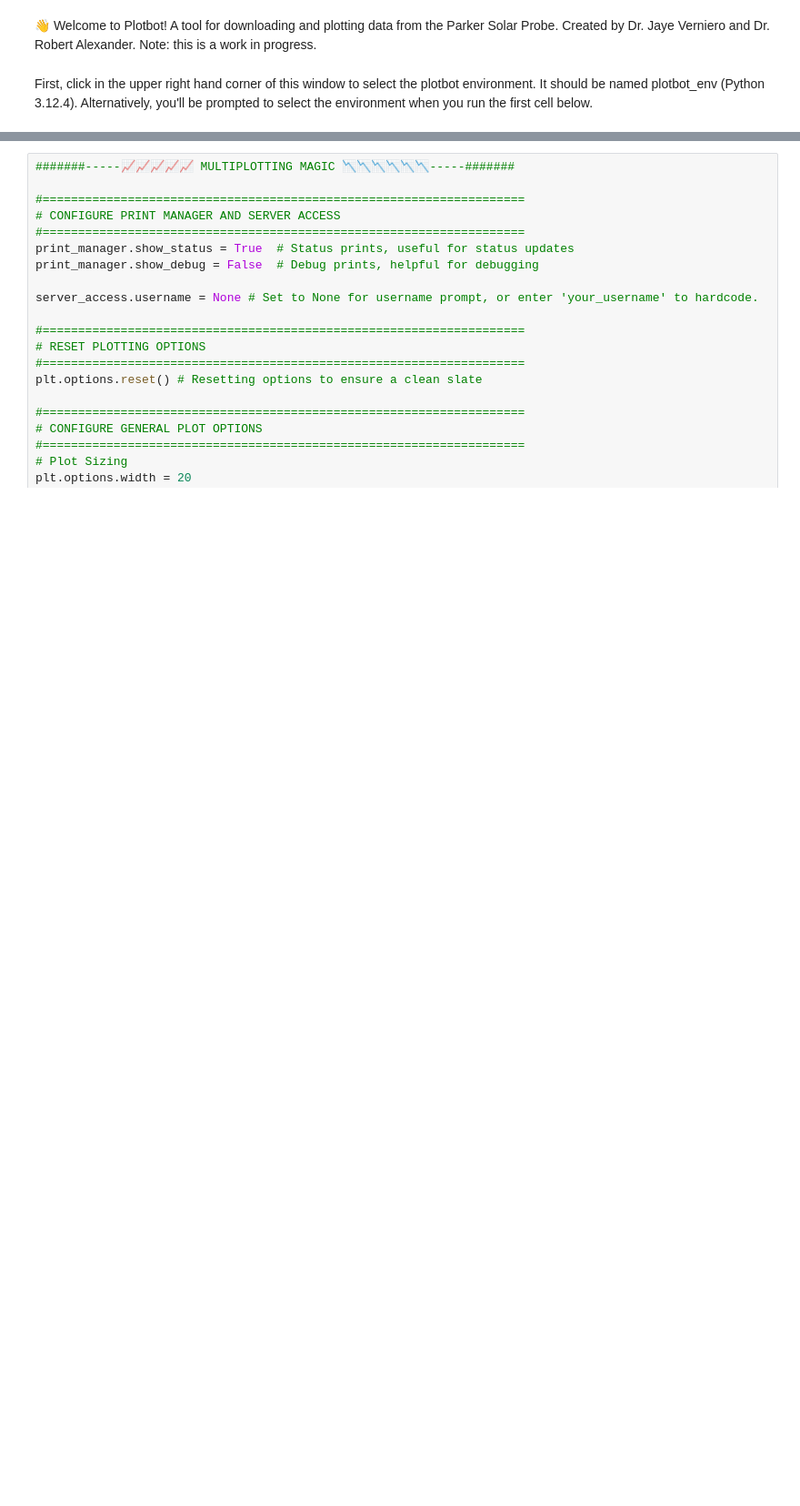
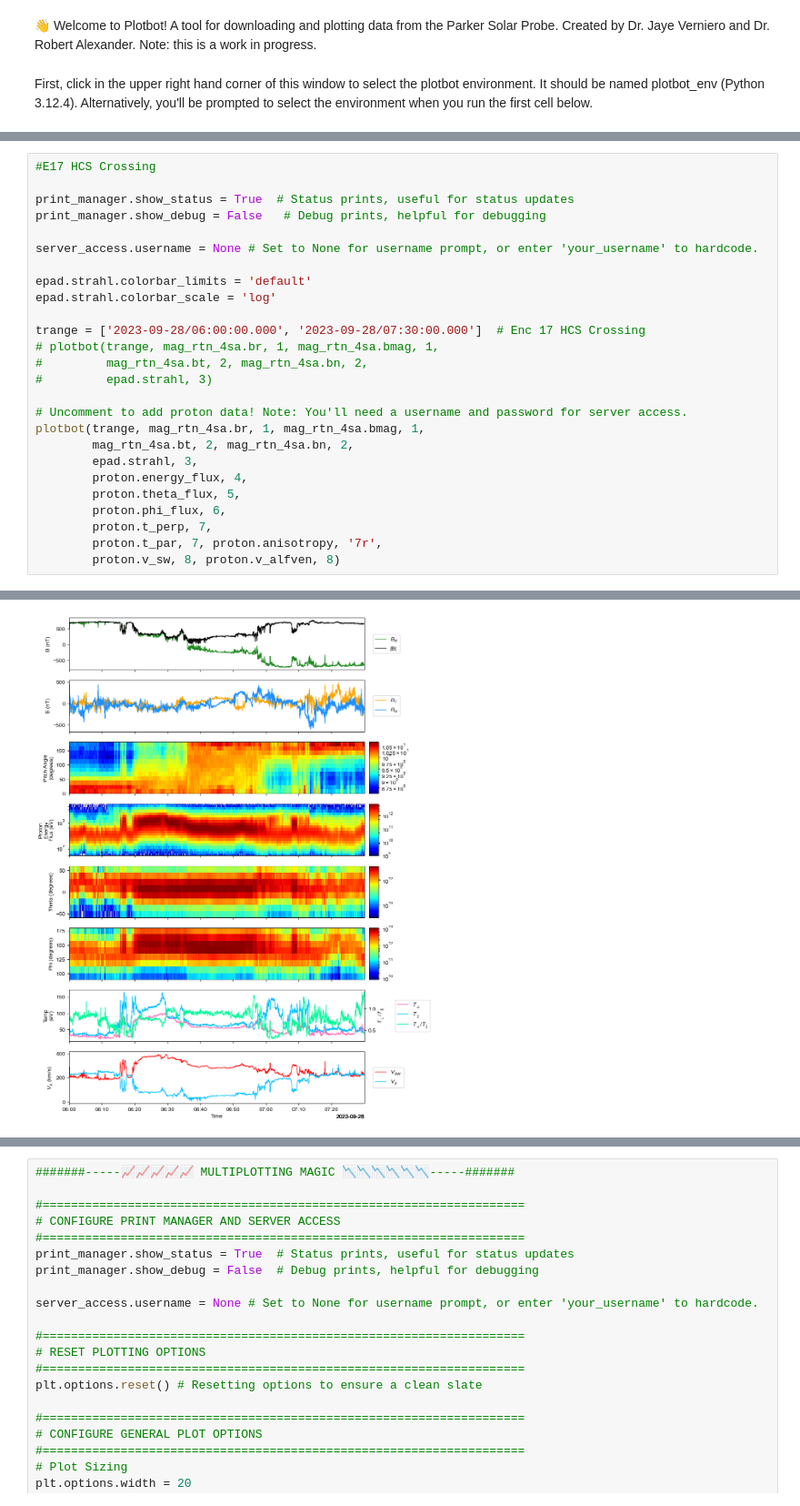
Before and after one commit to Sonified/Plotbot, a Jupyter notebook: Plotbot.ipynb, the cells around one changed output, grey strips where cells are left out. Shown at 91% size. Cells and saved outputs as stored; diff of their text form; blank space fills up the shorter version.

```diff
--- a/Plotbot.ipynb
+++ b/Plotbot.ipynb
@@ -4422,0 +36,27 @@ No data provided; initialized with empty attributes.
+# %%
+#E17 HCS Crossing
+
+print_manager.show_status = True  # Status prints, useful for status updates
+print_manager.show_debug = False   # Debug prints, helpful for debugging
+
+server_access.username = None # Set to None for username prompt, or enter 'your_username' to hardcode.
+
+epad.strahl.colorbar_limits = 'default'
+epad.strahl.colorbar_scale = 'log'
+
+trange = ['2023-09-28/06:00:00.000', '2023-09-28/07:30:00.000']  # Enc 17 HCS Crossing
+# plotbot(trange, mag_rtn_4sa.br, 1, mag_rtn_4sa.bmag, 1,
+#         mag_rtn_4sa.bt, 2, mag_rtn_4sa.bn, 2,
+#         epad.strahl, 3)
+
+# Uncomment to add proton data! Note: You'll need a username and password for server access.
+plotbot(trange, mag_rtn_4sa.br, 1, mag_rtn_4sa.bmag, 1,
+        mag_rtn_4sa.bt, 2, mag_rtn_4sa.bn, 2,
+        epad.strahl, 3,
+        proton.energy_flux, 4,
+        proton.theta_flux, 5,
+        proton.phi_flux, 6,
+        proton.t_perp, 7,
+        proton.t_par, 7, proton.anisotropy, '7r',
+        proton.v_sw, 8, proton.v_alfven, 8)
+# %% [output]
@@ -4422,0 +80 @@ No data provided; initialized with empty attributes.
+[figure, added]
```
Also changed, not shown: parts of 74 cells of this notebook, 27 other files.
